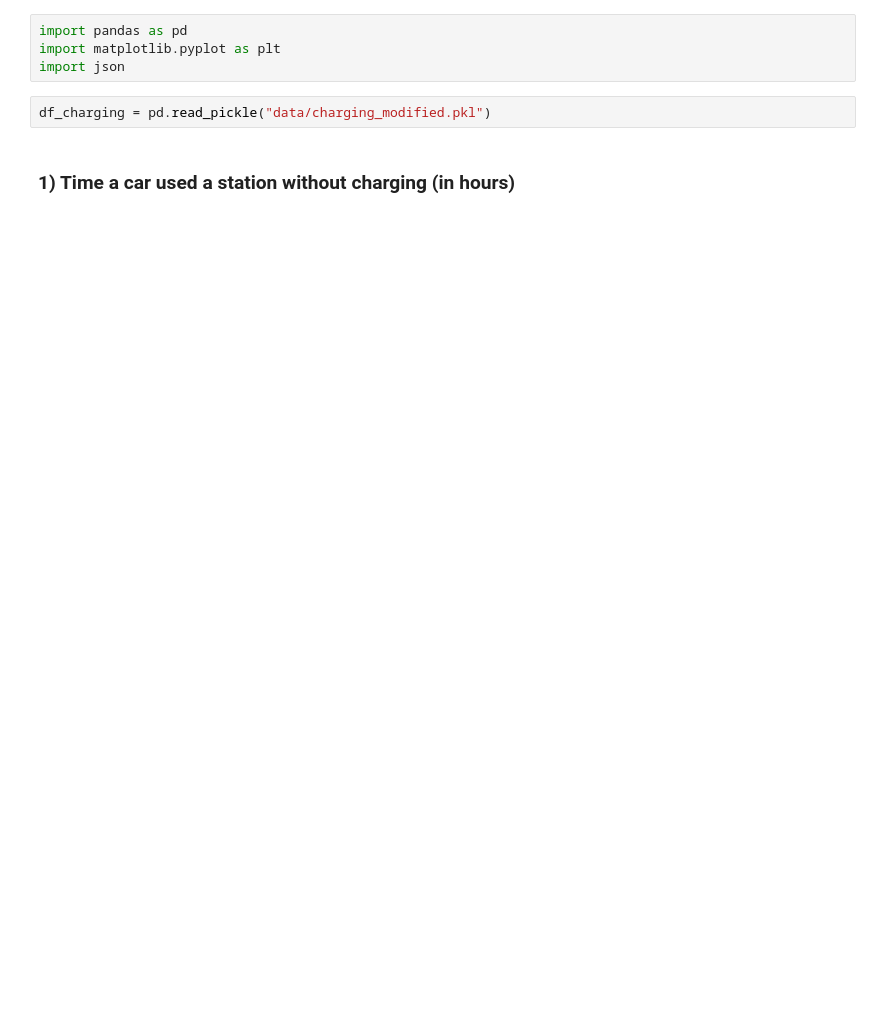
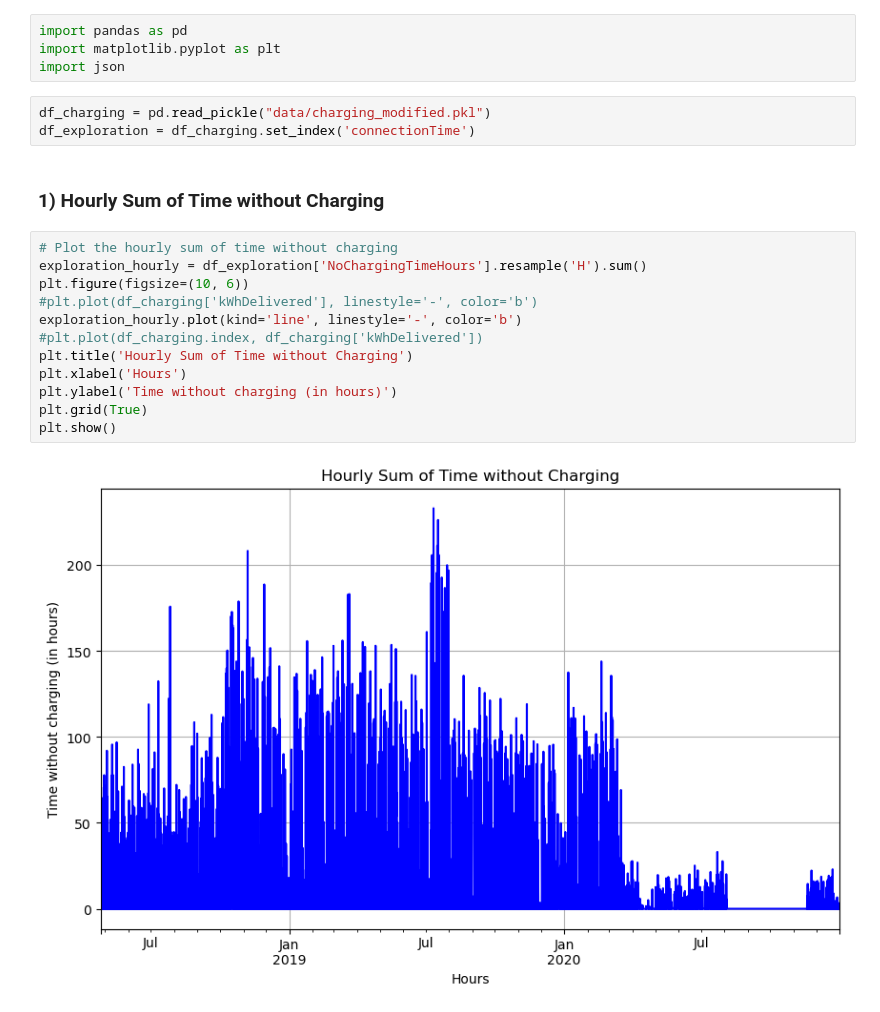
Before and after one commit to S0PEX/AA_Team_9_WS23, a Jupyter notebook: kpi.ipynb, the cells around one changed output. Saved outputs shown, nothing was run; the diff lists cells and outputs as text; blank space fills up the shorter version.

```diff
--- a/kpi.ipynb
+++ b/kpi.ipynb
@@ -4,5 +4,20 @@ import matplotlib.pyplot as plt
 import json
 # %%
 df_charging = pd.read_pickle("data/charging_modified.pkl")
+df_exploration = df_charging.set_index('connectionTime')
-# %% [markdown]
-### 1) Time a car used a station without charging (in hours)
+# %% [markdown]
+### 1) Hourly Sum of Time without Charging
+# %%
+# Plot the hourly sum of time without charging
+exploration_hourly = df_exploration['NoChargingTimeHours'].resample('H').sum()
+plt.figure(figsize=(10, 6))
+#plt.plot(df_charging['kWhDelivered'], linestyle='-', color='b')
+exploration_hourly.plot(kind='line', linestyle='-', color='b')
+#plt.plot(df_charging.index, df_charging['kWhDelivered'])
+plt.title('Hourly Sum of Time without Charging')
+plt.xlabel('Hours')
+plt.ylabel('Time without charging (in hours)')
+plt.grid(True)
+plt.show()
+# %% [output]
+[figure, added]
```
Also changed, not shown: parts of 21 cells of this notebook, 1 other file.
